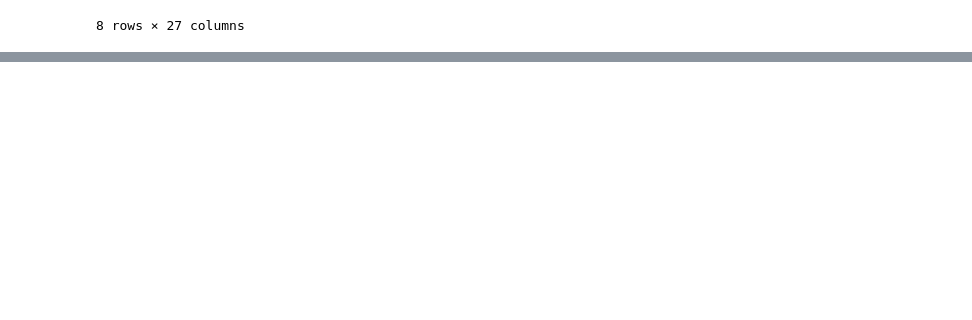
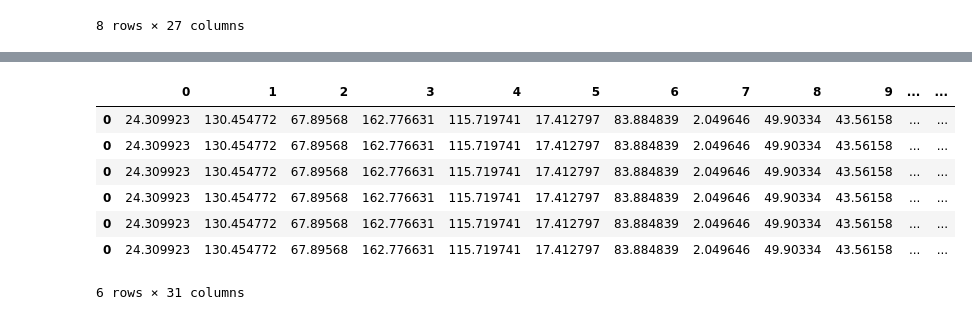
Before and after one commit to mkoz92/mlengineeringfinal, a Jupyter notebook: main.ipynb, the cells around one changed output, grey strips where cells are left out. Saved outputs shown, nothing was run; the diff lists cells and outputs as text; code cells hidden in the pictures; blank space fills up the shorter version.

```diff
--- a/main.ipynb
+++ b/main.ipynb
@@ -62,0 +134,6 @@ original_df.describe()
+# %%
+currx = (log_pow_df[stock].rolling(1).sum()[i:i+look_back]**(1/2)*(252)**(1/2)*100).values
+# %%
+curry  = (log_pow_df[stock].rolling(predict_next).sum()[i+look_back +predict_next ]**(1/2)*(252/predict_next)**(1/2)*100)
+# %%
+testdf = pd.DataFrame()
@@ -62,0 +151,13 @@ original_df.describe()
+# %%
+testdf = pd.concat([testdf,pd.DataFrame(np.concatenate((curry, currx), axis=None))],axis=1)
+# %%
+testdf.transpose()
+# %% [output]
+|  | 0 | 1 | 2 | 3 | 4 | 5 | 6 | 7 | 8 | 9 | ... | ... |
+| 0 | 24.309923 | 130.454772 | 67.89568 | 162.776631 | 115.719741 | 17.412797 | 83.884839 | 2.049646 | 49.90334 | 43.56158 | ... | ... |
+| 0 | 24.309923 | 130.454772 | 67.89568 | 162.776631 | 115.719741 | 17.412797 | 83.884839 | 2.049646 | 49.90334 | 43.56158 | ... | ... |
+| 0 | 24.309923 | 130.454772 | 67.89568 | 162.776631 | 115.719741 | 17.412797 | 83.884839 | 2.049646 | 49.90334 | 43.56158 | ... | ... |
+| 0 | 24.309923 | 130.454772 | 67.89568 | 162.776631 | 115.719741 | 17.412797 | 83.884839 | 2.049646 | 49.90334 | 43.56158 | ... | ... |
+| 0 | 24.309923 | 130.454772 | 67.89568 | 162.776631 | 115.719741 | 17.412797 | 83.884839 | 2.049646 | 49.90334 | 43.56158 | ... | ... |
+| 0 | 24.309923 | 130.454772 | 67.89568 | 162.776631 | 115.719741 | 17.412797 | 83.884839 | 2.049646 | 49.90334 | 43.56158 | ... | ... |
+6 rows × 31 columns
```
Also changed, not shown: parts of 6 cells of this notebook.
